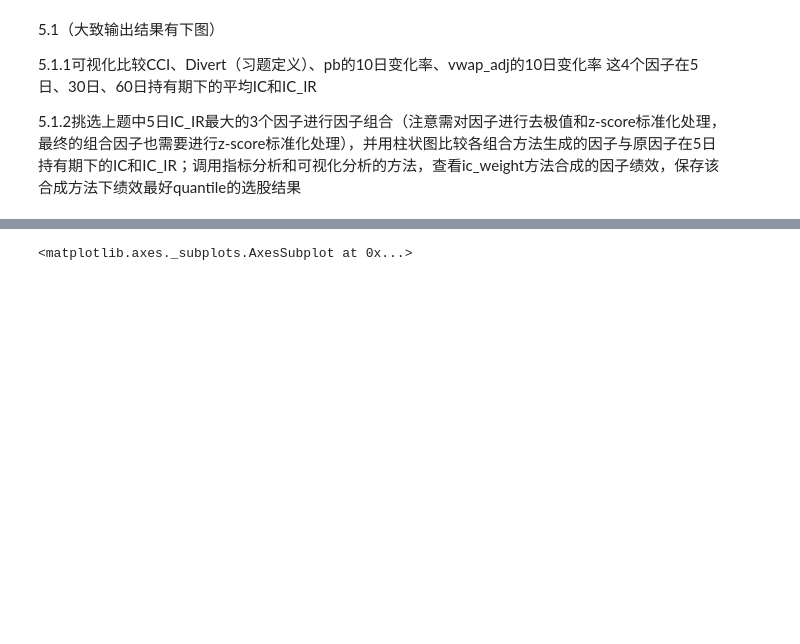
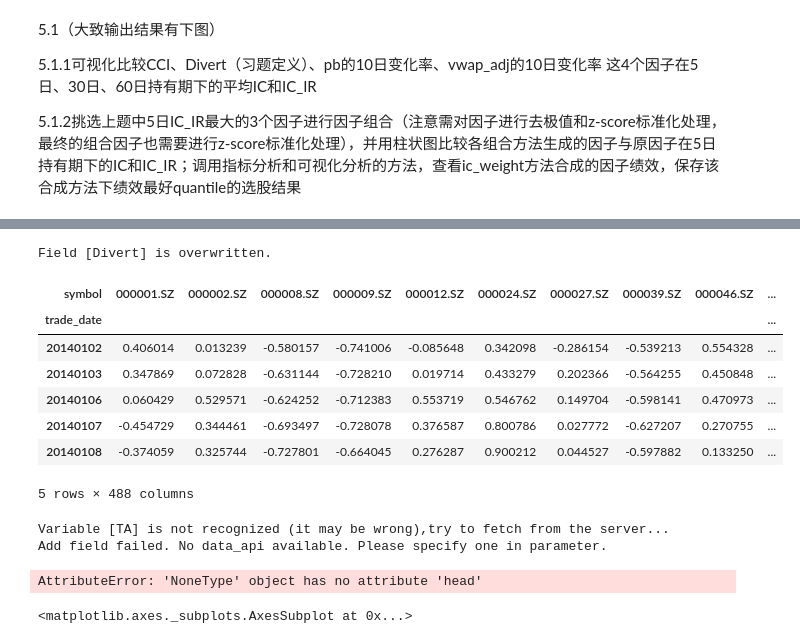
Before and after one commit to kpma1120/homework, a Jupyter notebook: 2、talib、数据处理与jaqs相关试题.ipynb, the cells around one changed output, grey strips where cells are left out. Cells and saved outputs as stored; diff of their text form; code cells hidden in the pictures; blank space fills up the shorter version.

```diff
--- a/2、talib、数据处理与jaqs相关试题.ipynb
+++ b/2、talib、数据处理与jaqs相关试题.ipynb
@@ -177,3 +219,22 @@ You can load it with load_dataview('C:\Users\Vma\Desktop\qtrade\Factor')
+# %%
+LEN = 12
+dv.add_formula('Divert', '-Correlation(vwap_adj, volume, %d)'%LEN, is_quarterly=False, add_data=True).head()
+# %% [output]
+Field [Divert] is overwritten.
+| symbol | 000001.SZ | 000002.SZ | 000008.SZ | 000009.SZ | 000012.SZ | 000024.SZ | 000027.SZ | 000039.SZ | 000046.SZ | ... |
+| trade_date |  |  |  |  |  |  |  |  |  | ... |
+| 20140102 | 0.406014 | 0.013239 | -0.580157 | -0.741006 | -0.085648 | 0.342098 | -0.286154 | -0.539213 | 0.554328 | ... |
+| 20140103 | 0.347869 | 0.072828 | -0.631144 | -0.728210 | 0.019714 | 0.433279 | 0.202366 | -0.564255 | 0.450848 | ... |
+| 20140106 | 0.060429 | 0.529571 | -0.624252 | -0.712383 | 0.553719 | 0.546762 | 0.149704 | -0.598141 | 0.470973 | ... |
+| 20140107 | -0.454729 | 0.344461 | -0.693497 | -0.728078 | 0.376587 | 0.800786 | 0.027772 | -0.627207 | 0.270755 | ... |
+| 20140108 | -0.374059 | 0.325744 | -0.727801 | -0.664045 | 0.276287 | 0.900212 | 0.044527 | -0.597882 | 0.133250 | ... |
+5 rows × 488 columns
+# %%
+dv.add_formula('CCI', "TA('CCI', 0, open, high, low, close, volume)", is_quarterly=False, add_data=True).head()
+# %% [output]
+Variable [TA] is not recognized (it may be wrong),try to fetch from the server...
+Add field failed. No data_api available. Please specify one in parameter.
+AttributeError: 'NoneType' object has no attribute 'head'
 # %%
 # %% [output]
 <matplotlib.axes._subplots.AxesSubplot at 0x...>
```
Also changed, not shown: parts of 7 cells of this notebook.
